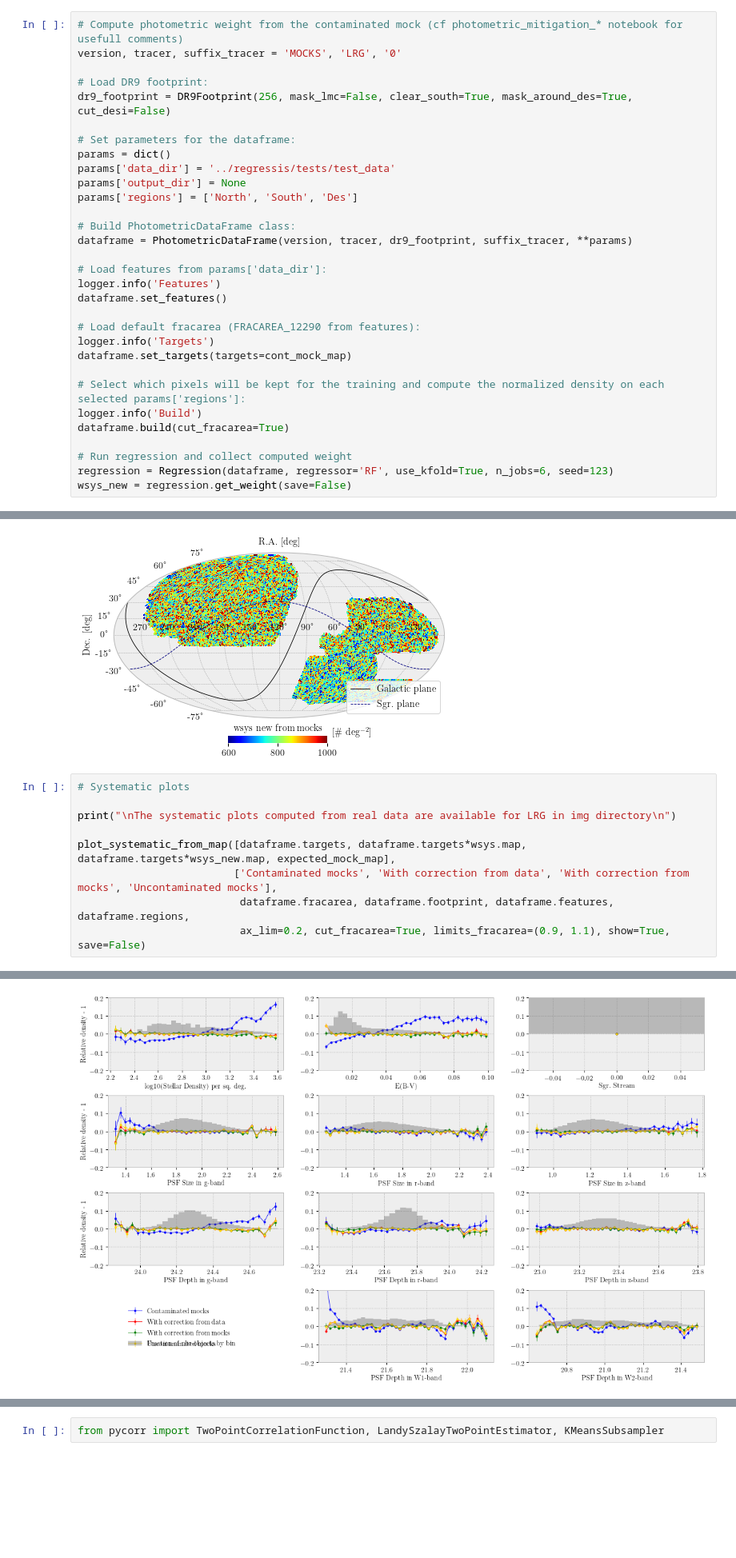
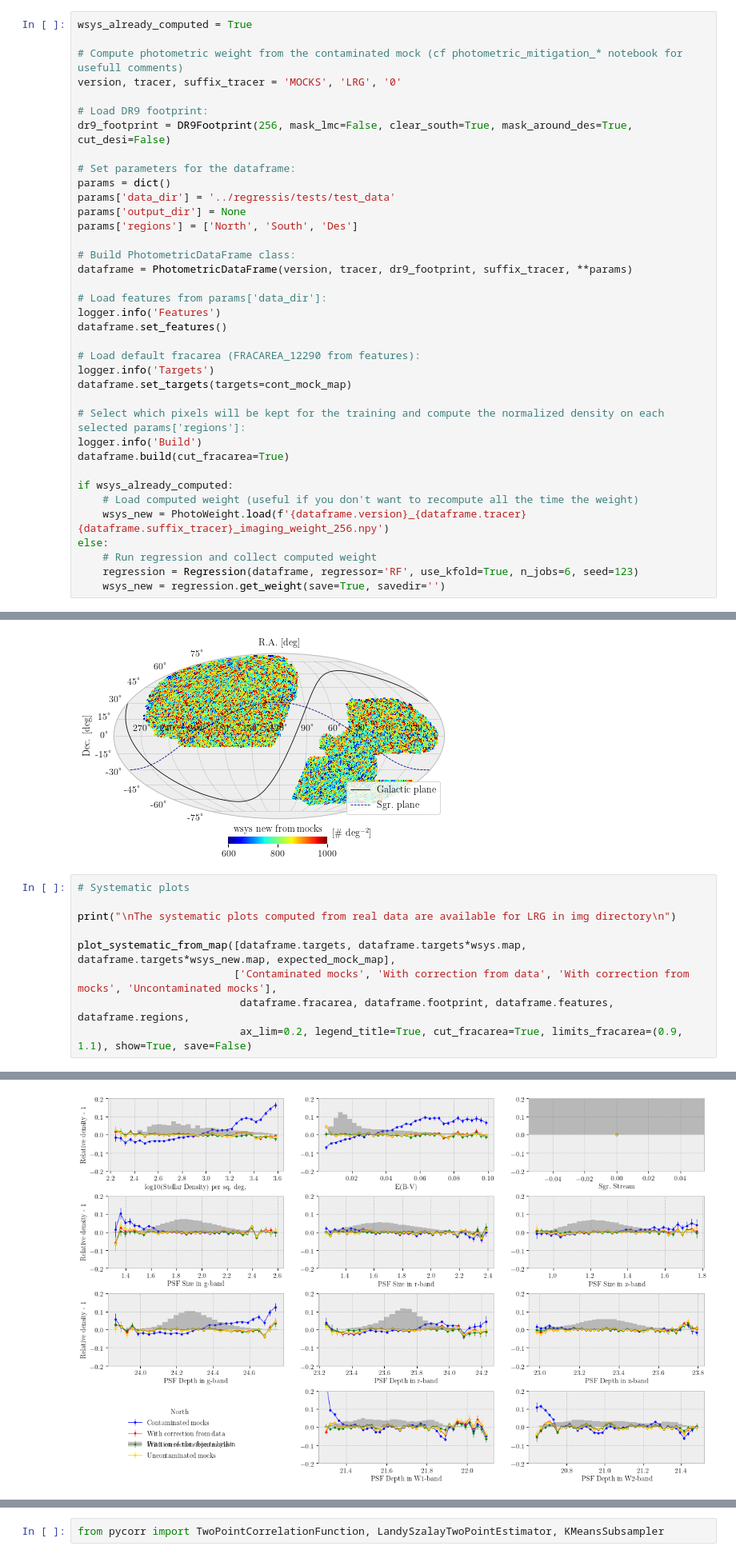
Before and after one commit to echaussidon/regressis, a Jupyter notebook: nb/contaminated_mocks.ipynb, the cells around one changed output, grey strips where cells are left out. Shown at 80% size. Drawn from its saved outputs; the diff is of its cells as text; blank space fills up the shorter version.

```diff
--- a/nb/contaminated_mocks.ipynb
+++ b/nb/contaminated_mocks.ipynb
@@ -132,6 +131,8 @@ plot_moll(hp.ud_grade(to_plot, 64, order_in='NESTED'), galactic_plane=True, sgr_
 [figure]
 [figure]
 # %%
+wsys_already_computed = True
+
 # Compute photometric weight from the contaminated mock (cf photometric_mitigation_* notebook for usefull comments)
 version, tracer, suffix_tracer = 'MOCKS', 'LRG', '0'
 
@@ -159,7 +160,11 @@ dataframe.set_targets(targets=cont_mock_map)
 logger.info('Build')
 dataframe.build(cut_fracarea=True)
 
-# Run regression and collect computed weight
-regression = Regression(dataframe, regressor='RF', use_kfold=True, n_jobs=6, seed=123)
-wsys_new = regression.get_weight(save=False)
+if wsys_already_computed:
+    # Load computed weight (useful if you don't want to recompute all the time the weight)
+    wsys_new = PhotoWeight.load(f'{dataframe.version}_{dataframe.tracer}{dataframe.suffix_tracer}_imaging_weight_256.npy')
+else:
+    # Run regression and collect computed weight
+    regression = Regression(dataframe, regressor='RF', use_kfold=True, n_jobs=6, seed=123)
+    wsys_new = regression.get_weight(save=True, savedir='')
 # %% [output]
@@ -215,7 +219,7 @@ print("\nThe systematic plots computed from real data are available for LRG in i
 plot_systematic_from_map([dataframe.targets, dataframe.targets*wsys.map, dataframe.targets*wsys_new.map, expected_mock_map],
                          ['Contaminated mocks', 'With correction from data', 'With correction from mocks', 'Uncontaminated mocks'],
                           dataframe.fracarea, dataframe.footprint, dataframe.features, dataframe.regions,
-                          ax_lim=0.2, cut_fracarea=True, limits_fracarea=(0.9, 1.1), show=True, save=False)
+                          ax_lim=0.2, legend_title=True, cut_fracarea=True, limits_fracarea=(0.9, 1.1), show=True, save=False)
 # %% [output]
 The systematic plots computed from real data are available for LRG in img directory
 
@@ -225 +229 @@ The systematic plots computed from real data are available for LRG in img direct
-[figure, old version]
+[figure, new version]
```
Also changed, not shown: parts of 15 cells of this notebook.
